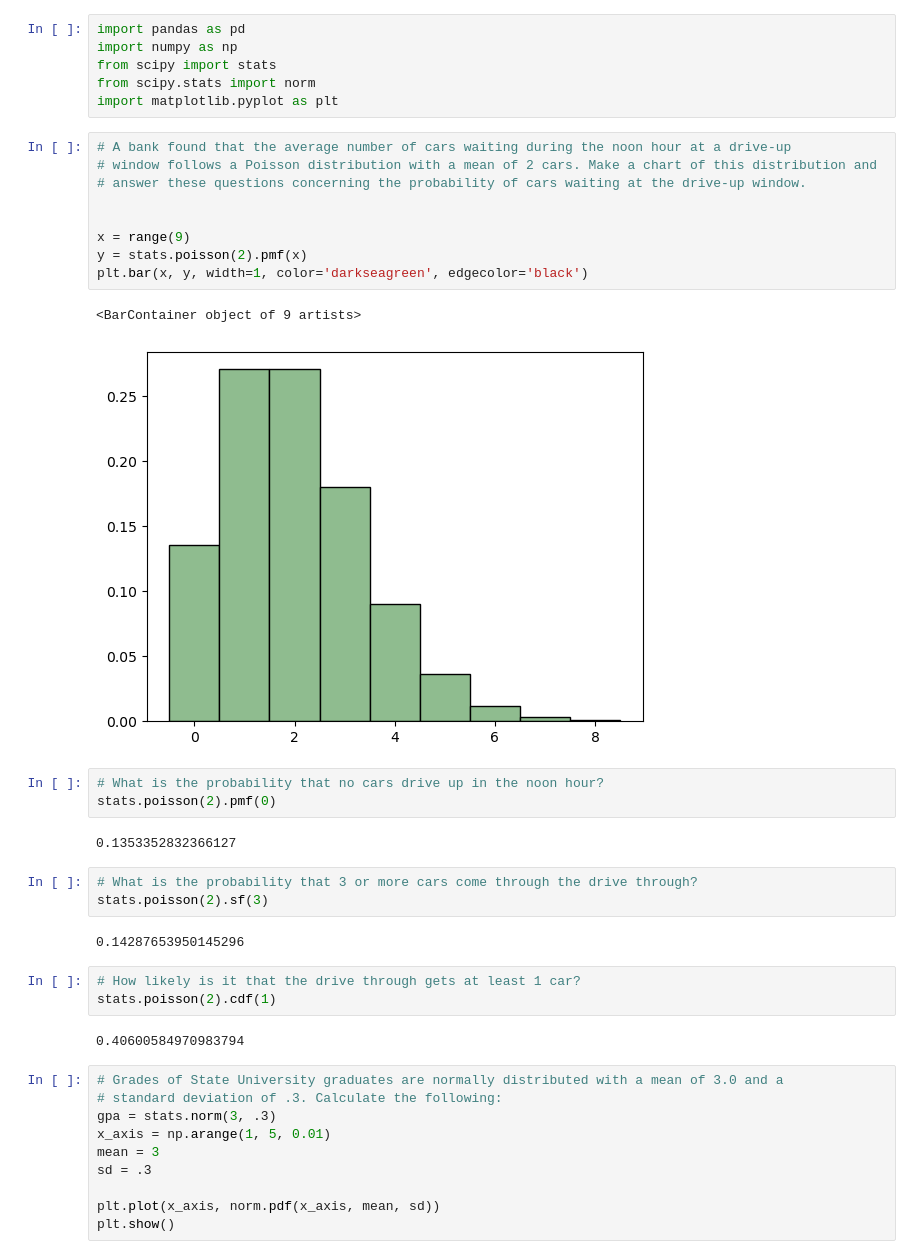
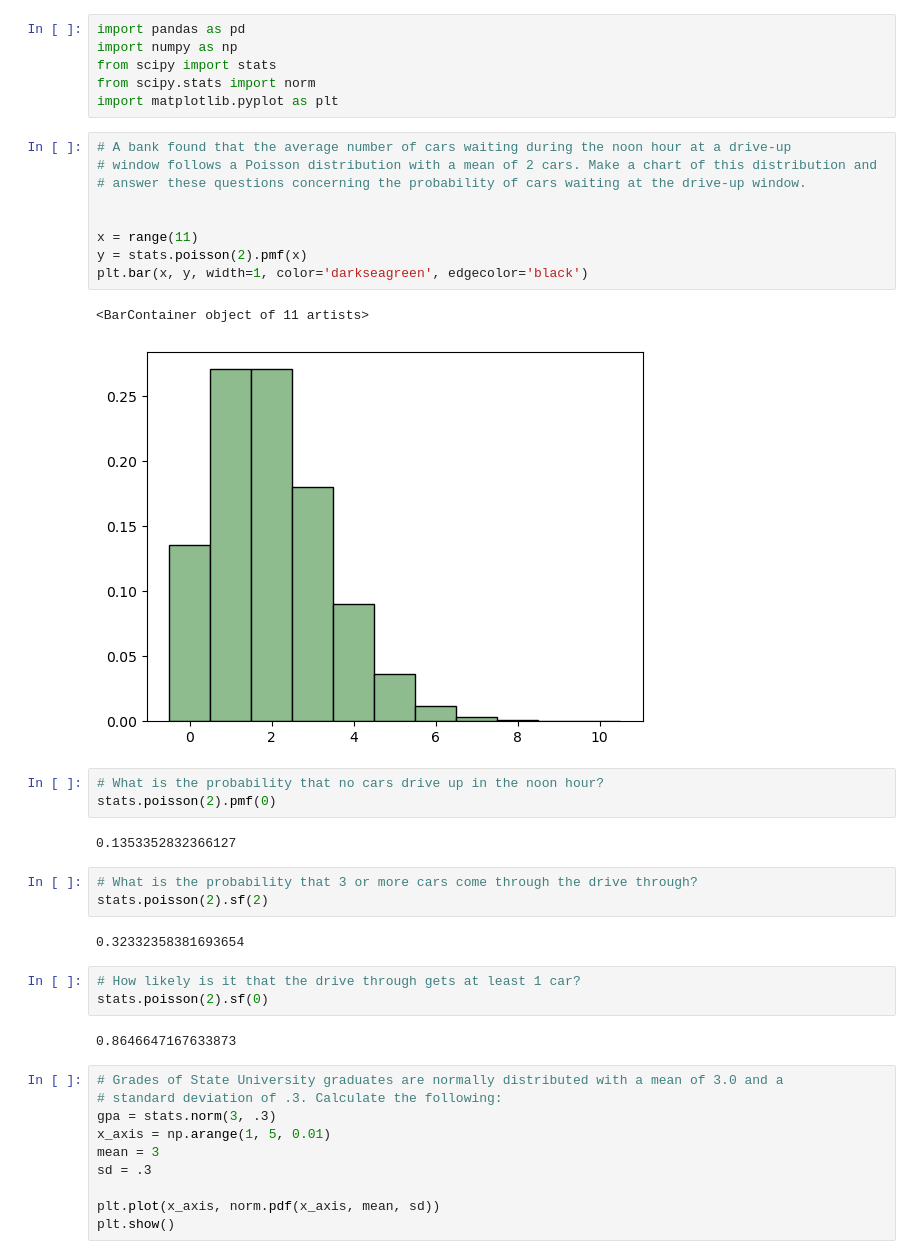
Before and after one commit to Andy-Jensen/statistics-exercises, a Jupyter notebook: probability_distributions.ipynb, the cells around one changed output. Saved outputs shown, nothing was run; the diff lists cells and outputs as text.

```diff
--- a/probability_distributions.ipynb
+++ b/probability_distributions.ipynb
@@ -7,15 +7,15 @@ import matplotlib.pyplot as plt
 # %%
 # A bank found that the average number of cars waiting during the noon hour at a drive-up
 # window follows a Poisson distribution with a mean of 2 cars. Make a chart of this distribution and
 # answer these questions concerning the probability of cars waiting at the drive-up window.
 
 
-x = range(9)
+x = range(11)
 y = stats.poisson(2).pmf(x)
 plt.bar(x, y, width=1, color='darkseagreen', edgecolor='black')
 # %% [output]
-<BarContainer object of 9 artists>
+<BarContainer object of 11 artists>
-[figure, old version]
+[figure, new version]
 # %%
 # What is the probability that no cars drive up in the noon hour?
 stats.poisson(2).pmf(0)
@@ -23,14 +23,14 @@ stats.poisson(2).pmf(0)
 0.1353352832366127
 # %%
 # What is the probability that 3 or more cars come through the drive through?
-stats.poisson(2).sf(3)
+stats.poisson(2).sf(2)
 # %% [output]
-0.14287653950145296
+0.32332358381693654
 # %%
 # How likely is it that the drive through gets at least 1 car?
-stats.poisson(2).cdf(1)
+stats.poisson(2).sf(0)
 # %% [output]
-0.40600584970983794
+0.8646647167633873
 # %%
 # Grades of State University graduates are normally distributed with a mean of 3.0 and a
 # standard deviation of .3. Calculate the following:
```
Also changed, not shown: parts of 3 cells of this notebook.
